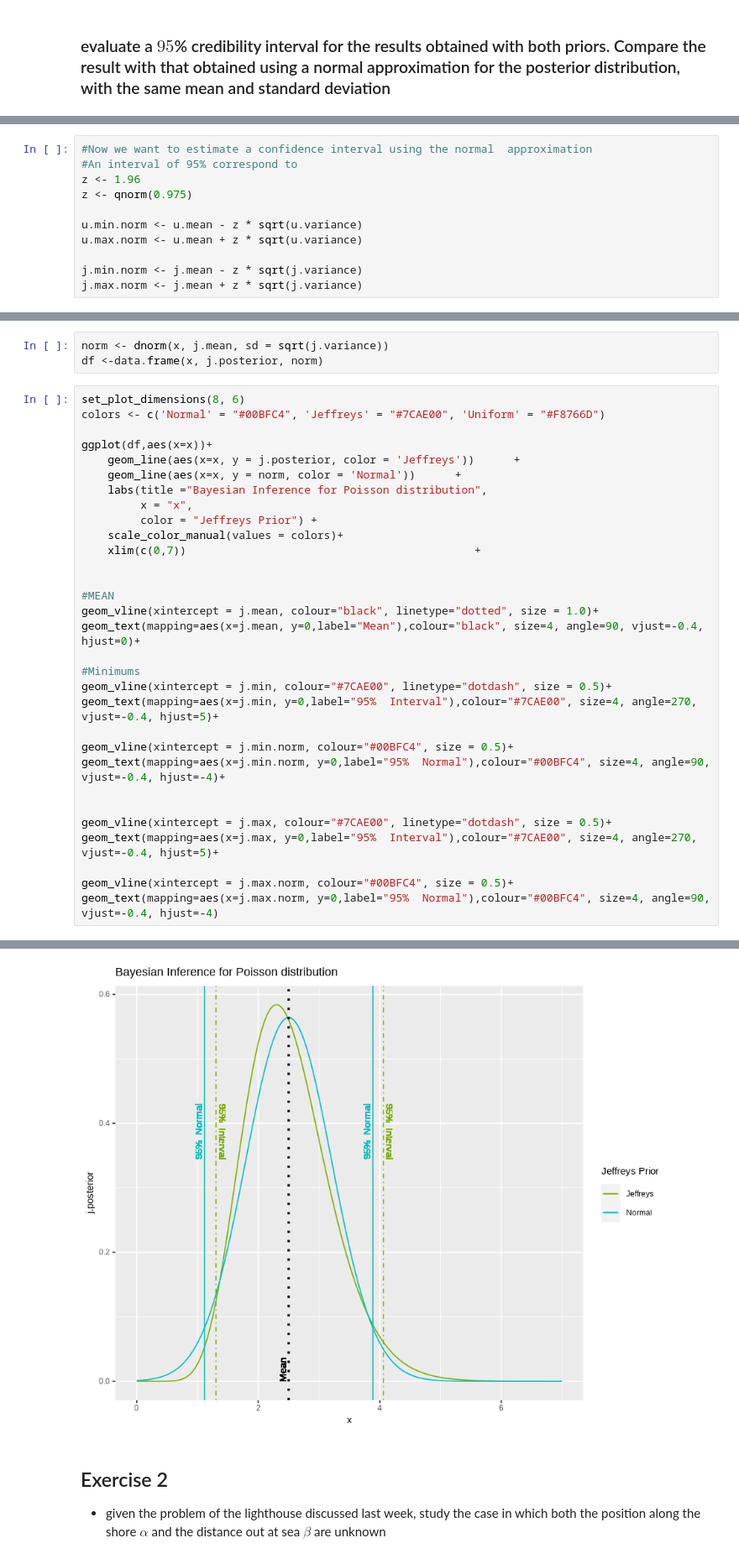
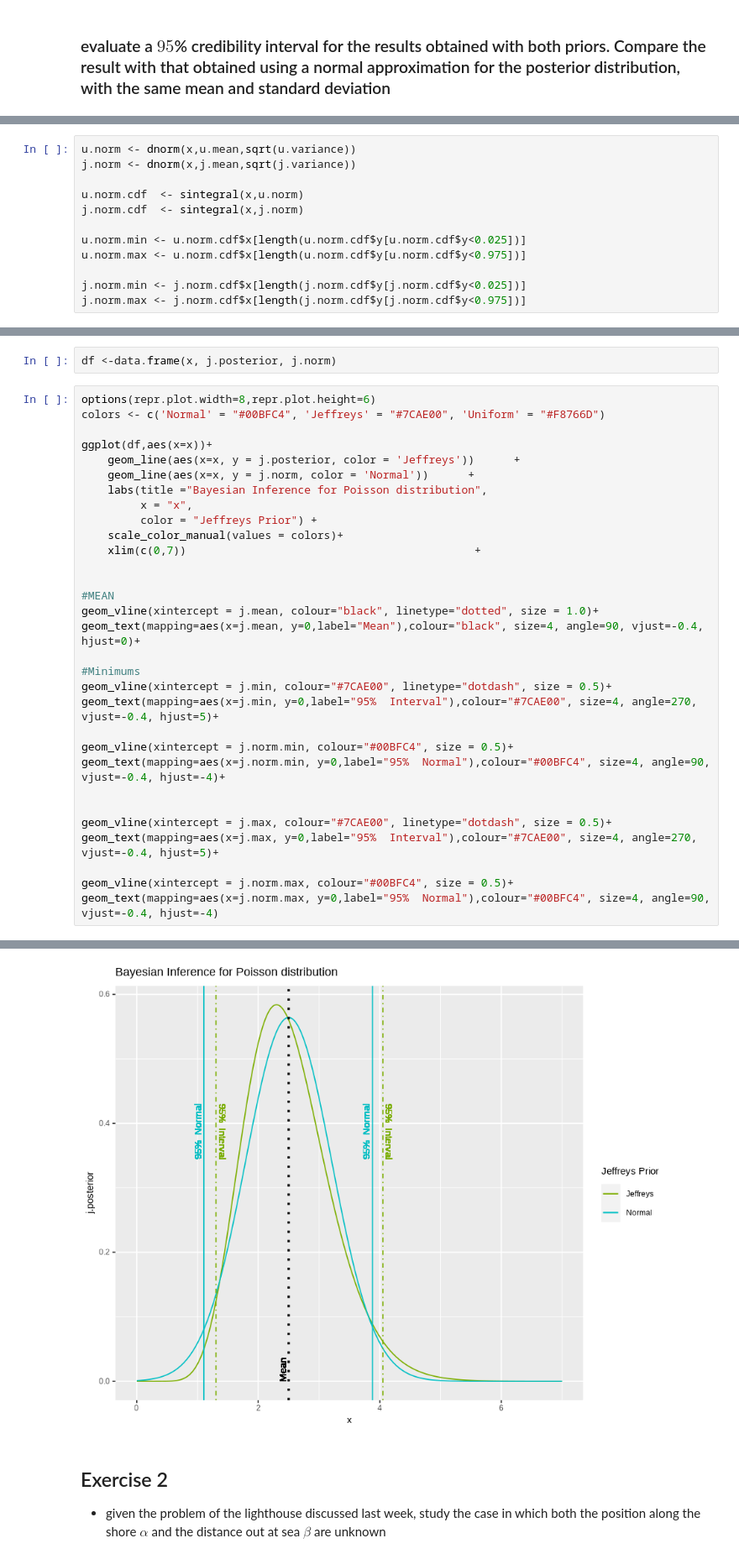
Before and after one commit to hcapettini2/Advanced-Statistics-For-Physical-Analysis, a Jupyter notebook: Lab6/HilarioCapettini_6.ipynb, the cells around one changed output, grey strips where cells are left out. Shown at 84% size. Drawn from its saved outputs; the diff is of its cells as text.

```diff
--- a/Lab6/HilarioCapettini_6.ipynb
+++ b/Lab6/HilarioCapettini_6.ipynb
@@ -185,3 +188,15 @@ j.max <- j.post.cdf$x[max((1:length(j.post.cdf$y))[d==min(d)])]
+# %%
+u.norm <- dnorm(x,u.mean,sqrt(u.variance))
+j.norm <- dnorm(x,j.mean,sqrt(j.variance))
+
+u.norm.cdf  <- sintegral(x,u.norm)
+j.norm.cdf  <- sintegral(x,j.norm)
+
+u.norm.min <- u.norm.cdf$x[length(u.norm.cdf$y[u.norm.cdf$y<0.025])]
+u.norm.max <- u.norm.cdf$x[length(u.norm.cdf$y[u.norm.cdf$y<0.975])]
+
+j.norm.min <- j.norm.cdf$x[length(j.norm.cdf$y[j.norm.cdf$y<0.025])]
+j.norm.max <- j.norm.cdf$x[length(j.norm.cdf$y[j.norm.cdf$y<0.975])]
 # %%
 print("For the uniform prior")
 print(paste("The mean value is: ",sprintf("%.3f",u.mean)))
@@ -201,11 +221,0 @@ print(paste("The 95% credibility interval is: ","[",sprintf("%.3f",j.min),",",sp
-# %%
-#Now we want to estimate a confidence interval using the normal  approximation
-#An interval of 95% correspond to
-z <- 1.96
-z <- qnorm(0.975)
-
-u.min.norm <- u.mean - z * sqrt(u.variance)
-u.max.norm <- u.mean + z * sqrt(u.variance)
-
-j.min.norm <- j.mean - z * sqrt(j.variance)
-j.max.norm <- j.mean + z * sqrt(j.variance)
@@ -260,44 +258,43 @@ Warning message:
 “Removed 300 row(s) containing missing values (geom_path).”
 [figure]
 # %%
-norm <- dnorm(x, j.mean, sd = sqrt(j.variance))
-df <-data.frame(x, j.posterior, norm)
+df <-data.frame(x, j.posterior, j.norm)
 # %%
-set_plot_dimensions(8, 6)
+options(repr.plot.width=8,repr.plot.height=6)
 colors <- c('Normal' = "#00BFC4", 'Jeffreys' = "#7CAE00", 'Uniform' = "#F8766D")
 
 ggplot(df,aes(x=x))+
     geom_line(aes(x=x, y = j.posterior, color = 'Jeffreys'))      +
-    geom_line(aes(x=x, y = norm, color = 'Normal'))      +
+    geom_line(aes(x=x, y = j.norm, color = 'Normal'))      +
     labs(title ="Bayesian Inference for Poisson distribution",
          x = "x",
          color = "Jeffreys Prior") +
     scale_color_manual(values = colors)+
     xlim(c(0,7))                                            +
 
 
 #MEAN
 geom_vline(xintercept = j.mean, colour="black", linetype="dotted", size = 1.0)+
 geom_text(mapping=aes(x=j.mean, y=0,label="Mean"),colour="black", size=4, angle=90, vjust=-0.4, hjust=0)+
 
 #Minimums
 geom_vline(xintercept = j.min, colour="#7CAE00", linetype="dotdash", size = 0.5)+
 geom_text(mapping=aes(x=j.min, y=0,label="95%  Interval"),colour="#7CAE00", size=4, angle=270, vjust=-0.4, hjust=5)+
 
-geom_vline(xintercept = j.min.norm, colour="#00BFC4", size = 0.5)+
-geom_text(mapping=aes(x=j.min.norm, y=0,label="95%  Normal"),colour="#00BFC4", size=4, angle=90, vjust=-0.4, hjust=-4)+
+geom_vline(xintercept = j.norm.min, colour="#00BFC4", size = 0.5)+
+geom_text(mapping=aes(x=j.norm.min, y=0,label="95%  Normal"),colour="#00BFC4", size=4, angle=90, vjust=-0.4, hjust=-4)+
 
 
 geom_vline(xintercept = j.max, colour="#7CAE00", linetype="dotdash", size = 0.5)+
 geom_text(mapping=aes(x=j.max, y=0,label="95%  Interval"),colour="#7CAE00", size=4, angle=270, vjust=-0.4, hjust=5)+
 
-geom_vline(xintercept = j.max.norm, colour="#00BFC4", size = 0.5)+
-geom_text(mapping=aes(x=j.max.norm, y=0,label="95%  Normal"),colour="#00BFC4", size=4, angle=90, vjust=-0.4, hjust=-4)
+geom_vline(xintercept = j.norm.max, colour="#00BFC4", size = 0.5)+
+geom_text(mapping=aes(x=j.norm.max, y=0,label="95%  Normal"),colour="#00BFC4", size=4, angle=90, vjust=-0.4, hjust=-4)
 # %% [output]
 Warning message:
 “Removed 300 row(s) containing missing values (geom_path).”Warning message:
 “Removed 300 row(s) containing missing values (geom_path).”
-[figure, old version]
+[figure, new version]
 # %% [markdown]
 ## Exercise 2
 
```
Also changed, not shown: parts of 28 cells of this notebook, 9 other files.
